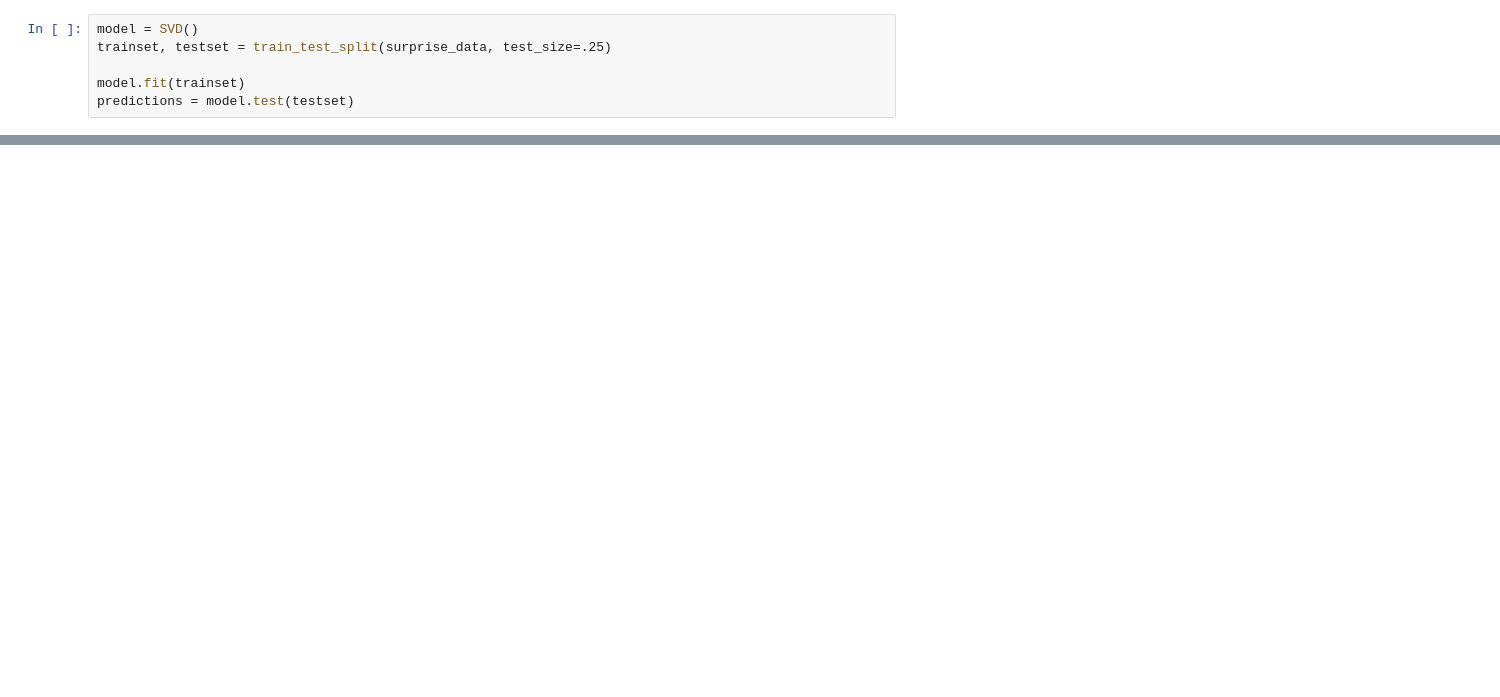
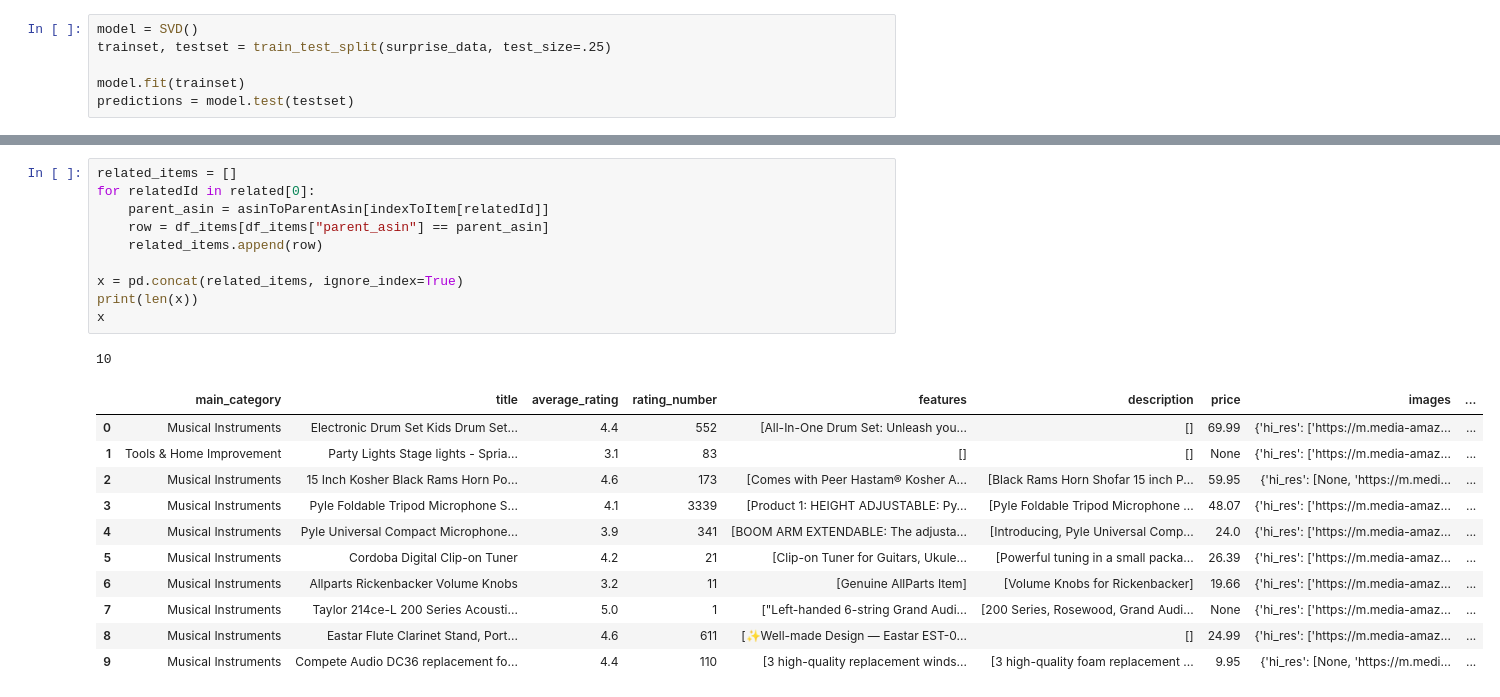
Before and after one commit to joelpolizzi/DSC210-group_proj, a Jupyter notebook: Group_1_DataMining.ipynb, the cells around one changed output, grey strips where cells are left out. Drawn from its saved outputs; the diff is of its cells as text; blank space fills up the shorter version.

```diff
--- a/Group_1_DataMining.ipynb
+++ b/Group_1_DataMining.ipynb
@@ -111,0 +207,23 @@ print(sse / len(predictions))
+# %%
+related_items = []
+for relatedId in related[0]:
+    parent_asin = asinToParentAsin[indexToItem[relatedId]]
+    row = df_items[df_items["parent_asin"] == parent_asin]
+    related_items.append(row)
+
+x = pd.concat(related_items, ignore_index=True)
+print(len(x))
+x
+# %% [output]
+10
+|  | main_category | title | average_rating | rating_number | features | description | price | images | ... |
+| 0 | Musical Instruments | Electronic Drum Set Kids Drum Set... | 4.4 | 552 | [All-In-One Drum Set: Unleash you... | [] | 69.99 | {'hi_res': ['https://m.media-amaz... | ... |
+| 1 | Tools & Home Improvement | Party Lights Stage lights - Spria... | 3.1 | 83 | [] | [] | None | {'hi_res': ['https://m.media-amaz... | ... |
+| 2 | Musical Instruments | 15 Inch Kosher Black Rams Horn Po... | 4.6 | 173 | [Comes with Peer Hastam® Kosher A... | [Black Rams Horn Shofar 15 inch P... | 59.95 | {'hi_res': [None, 'https://m.medi... | ... |
+| 3 | Musical Instruments | Pyle Foldable Tripod Microphone S... | 4.1 | 3339 | [Product 1: HEIGHT ADJUSTABLE: Py... | [Pyle Foldable Tripod Microphone ... | 48.07 | {'hi_res': ['https://m.media-amaz... | ... |
+| 4 | Musical Instruments | Pyle Universal Compact Microphone... | 3.9 | 341 | [BOOM ARM EXTENDABLE: The adjusta... | [Introducing, Pyle Universal Comp... | 24.0 | {'hi_res': ['https://m.media-amaz... | ... |
+| 5 | Musical Instruments | Cordoba Digital Clip-on Tuner | 4.2 | 21 | [Clip-on Tuner for Guitars, Ukule... | [Powerful tuning in a small packa... | 26.39 | {'hi_res': ['https://m.media-amaz... | ... |
+| 6 | Musical Instruments | Allparts Rickenbacker Volume Knobs | 3.2 | 11 | [Genuine AllParts Item] | [Volume Knobs for Rickenbacker] | 19.66 | {'hi_res': ['https://m.media-amaz... | ... |
+| 7 | Musical Instruments | Taylor 214ce-L 200 Series Acousti... | 5.0 | 1 | ["Left-handed 6-string Grand Audi... | [200 Series, Rosewood, Grand Audi... | None | {'hi_res': ['https://m.media-amaz... | ... |
+| 8 | Musical Instruments | Eastar Flute Clarinet Stand, Port... | 4.6 | 611 | [✨Well-made Design — Eastar EST-0... | [] | 24.99 | {'hi_res': ['https://m.media-amaz... | ... |
+| 9 | Musical Instruments | Compete Audio DC36 replacement fo... | 4.4 | 110 | [3 high-quality replacement winds... | [3 high-quality foam replacement ... | 9.95 | {'hi_res': [None, 'https://m.medi... | ... |
```
Also changed, not shown: parts of 15 cells of this notebook.
